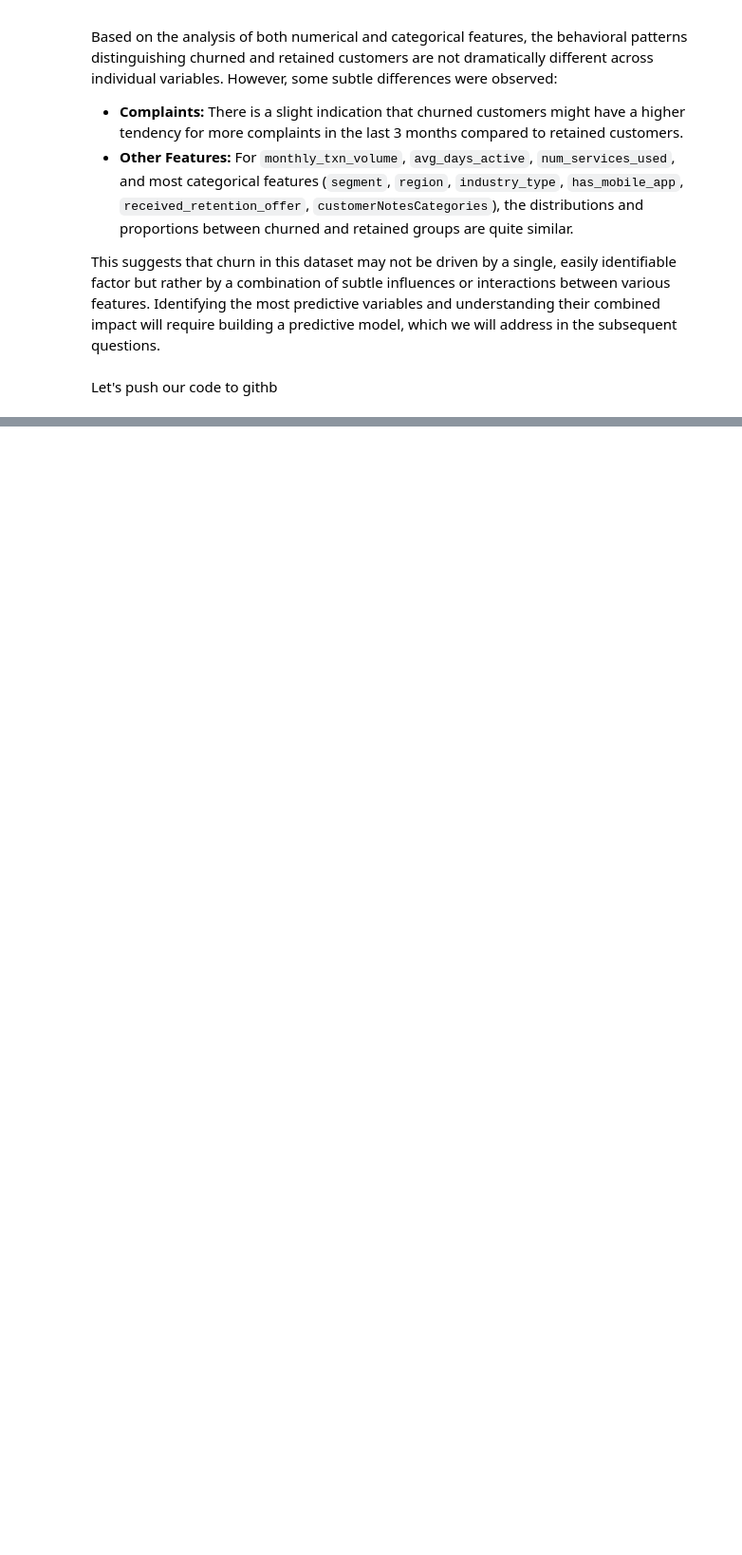
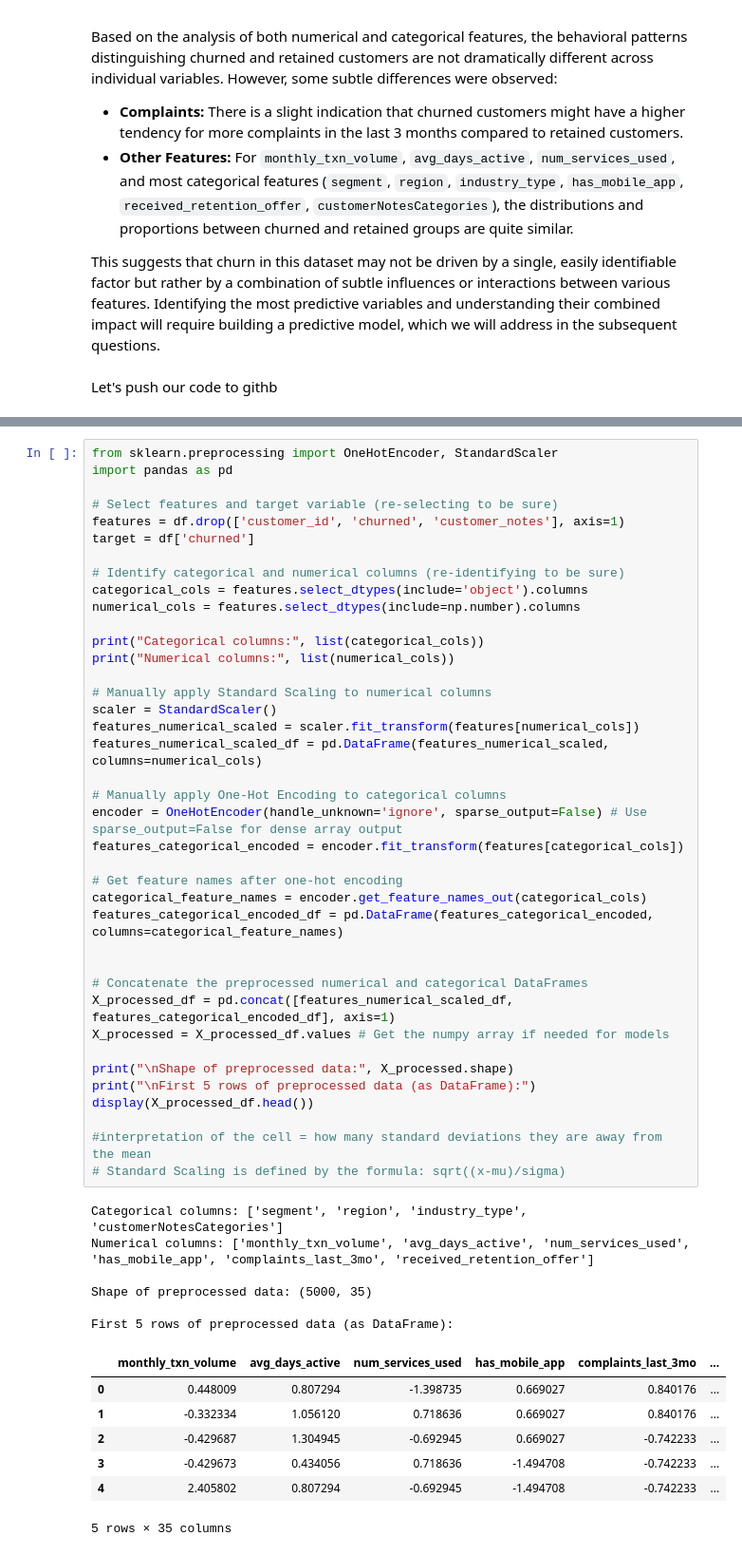
Before and after one commit to marina237/novaEdge, a Jupyter notebook: novaEdge.ipynb, the cells around one changed output, grey strips where cells are left out. Shown at 95% size. Drawn from its saved outputs; the diff is of its cells as text; blank space fills up the shorter version.

Commit message:
Q2- which variables are most predicted the churn ? - Step 1 : Data preprocessing

```diff
--- a/novaEdge.ipynb
+++ b/novaEdge.ipynb
@@ -570,0 +622,53 @@ Let's push our code to githb
+# %%
+from sklearn.preprocessing import OneHotEncoder, StandardScaler
+import pandas as pd
+
+# Select features and target variable (re-selecting to be sure)
+features = df.drop(['customer_id', 'churned', 'customer_notes'], axis=1)
+target = df['churned']
+
+# Identify categorical and numerical columns (re-identifying to be sure)
+categorical_cols = features.select_dtypes(include='object').columns
+numerical_cols = features.select_dtypes(include=np.number).columns
+
+print("Categorical columns:", list(categorical_cols))
+print("Numerical columns:", list(numerical_cols))
+
+# Manually apply Standard Scaling to numerical columns
+scaler = StandardScaler()
+features_numerical_scaled = scaler.fit_transform(features[numerical_cols])
+features_numerical_scaled_df = pd.DataFrame(features_numerical_scaled, columns=numerical_cols)
+
+# Manually apply One-Hot Encoding to categorical columns
+encoder = OneHotEncoder(handle_unknown='ignore', sparse_output=False) # Use sparse_output=False for dense array output
+features_categorical_encoded = encoder.fit_transform(features[categorical_cols])
+
+# Get feature names after one-hot encoding
+categorical_feature_names = encoder.get_feature_names_out(categorical_cols)
+features_categorical_encoded_df = pd.DataFrame(features_categorical_encoded, columns=categorical_feature_names)
+
+
+# Concatenate the preprocessed numerical and categorical DataFrames
+X_processed_df = pd.concat([features_numerical_scaled_df, features_categorical_encoded_df], axis=1)
+X_processed = X_processed_df.values # Get the numpy array if needed for models
+
+print("\nShape of preprocessed data:", X_processed.shape)
+print("\nFirst 5 rows of preprocessed data (as DataFrame):")
+display(X_processed_df.head())
+
+#interpretation of the cell = how many standard deviations they are away from the mean
+# Standard Scaling is defined by the formula: sqrt((x-mu)/sigma)
+# %% [output]
+Categorical columns: ['segment', 'region', 'industry_type', 'customerNotesCategories']
+Numerical columns: ['monthly_txn_volume', 'avg_days_active', 'num_services_used', 'has_mobile_app', 'complaints_last_3mo', 'received_retention_offer']
+
+Shape of preprocessed data: (5000, 35)
+
+First 5 rows of preprocessed data (as DataFrame):
+|  | monthly_txn_volume | avg_days_active | num_services_used | has_mobile_app | complaints_last_3mo | ... |
+| 0 | 0.448009 | 0.807294 | -1.398735 | 0.669027 | 0.840176 | ... |
+| 1 | -0.332334 | 1.056120 | 0.718636 | 0.669027 | 0.840176 | ... |
+| 2 | -0.429687 | 1.304945 | -0.692945 | 0.669027 | -0.742233 | ... |
+| 3 | -0.429673 | 0.434056 | 0.718636 | -1.494708 | -0.742233 | ... |
+| 4 | 2.405802 | 0.807294 | -0.692945 | -1.494708 | -0.742233 | ... |
+5 rows × 35 columns
```
Also changed, not shown: parts of 8 cells of this notebook.
